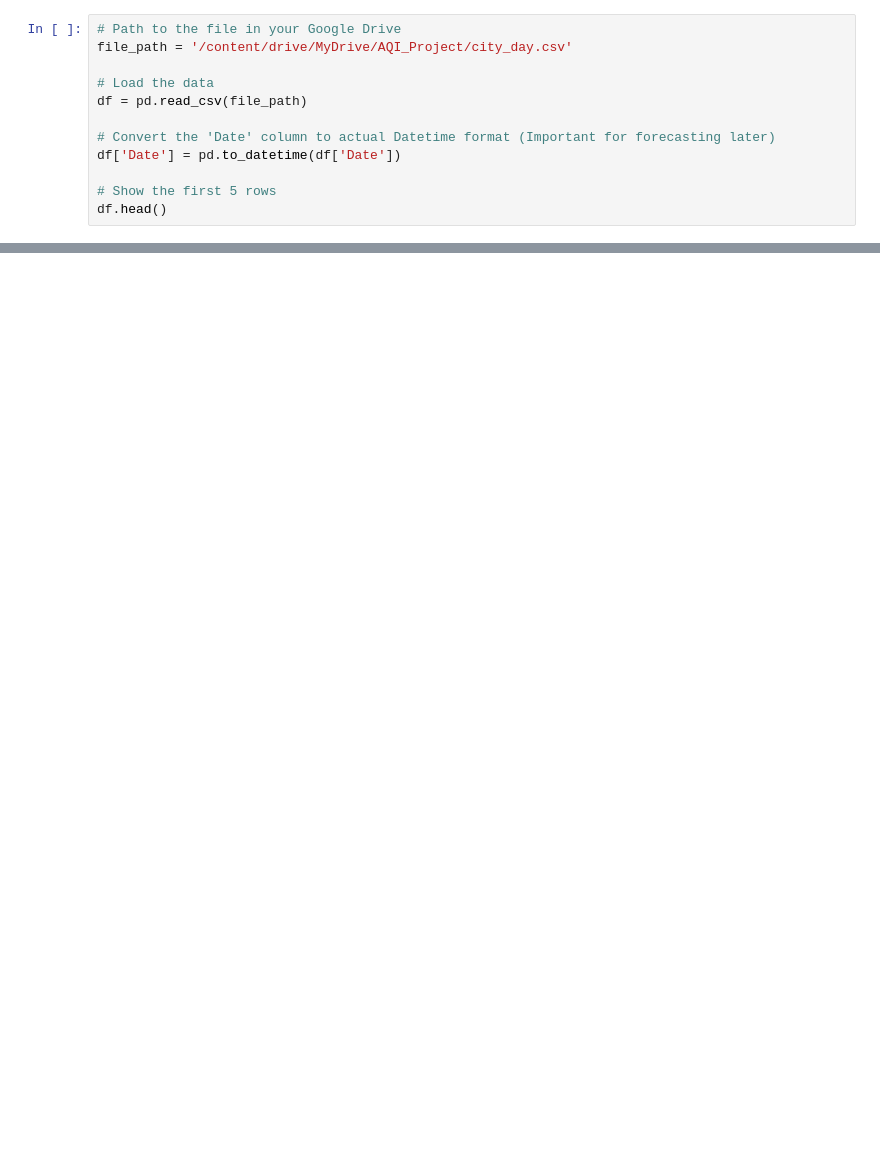
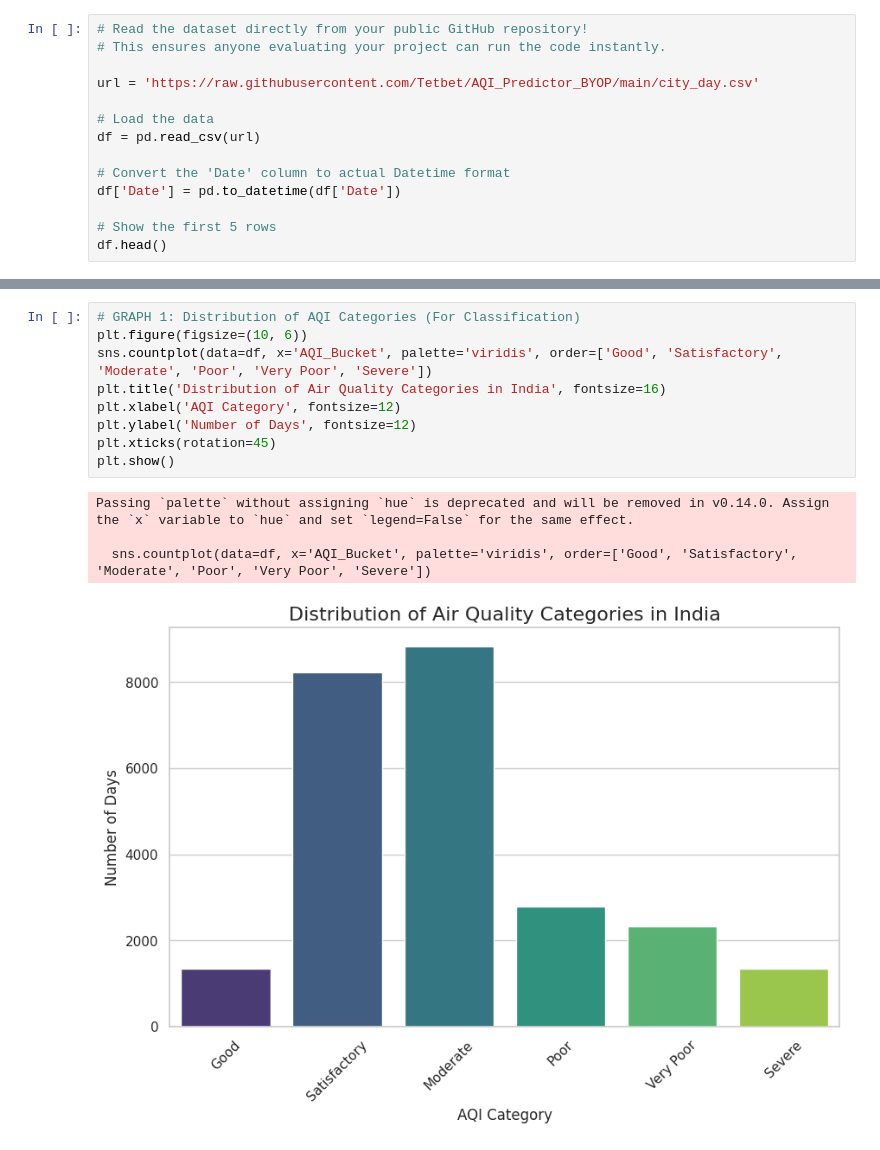
Before and after one commit to Tetbet/AQI_Predictor_BYOP, a Jupyter notebook: notebooks/01_AQI_EDA_and_Cleaning.ipynb, the cells around one changed output, grey strips where cells are left out. Saved outputs shown, nothing was run; the diff lists cells and outputs as text; blank space fills up the shorter version.

Commit message:
Added GitHub data link and created EDA visualizations

```diff
--- a/notebooks/01_AQI_EDA_and_Cleaning.ipynb
+++ b/notebooks/01_AQI_EDA_and_Cleaning.ipynb
@@ -12,11 +14,13 @@ print("Libraries imported successfully!")
 # %%
-# Path to the file in your Google Drive
-file_path = '/content/drive/MyDrive/AQI_Project/city_day.csv'
+# Read the dataset directly from your public GitHub repository!
+# This ensures anyone evaluating your project can run the code instantly.
+
+url = 'https://raw.githubusercontent.com/Tetbet/AQI_Predictor_BYOP/main/city_day.csv'
 
 # Load the data
-df = pd.read_csv(file_path)
+df = pd.read_csv(url)
 
-# Convert the 'Date' column to actual Datetime format (Important for forecasting later)
+# Convert the 'Date' column to actual Datetime format
 df['Date'] = pd.to_datetime(df['Date'])
 
 # Show the first 5 rows
@@ -48,0 +98,14 @@ print(df.isnull().sum())
+# %%
+# GRAPH 1: Distribution of AQI Categories (For Classification)
+plt.figure(figsize=(10, 6))
+sns.countplot(data=df, x='AQI_Bucket', palette='viridis', order=['Good', 'Satisfactory', 'Moderate', 'Poor', 'Very Poor', 'Severe'])
+plt.title('Distribution of Air Quality Categories in India', fontsize=16)
+plt.xlabel('AQI Category', fontsize=12)
+plt.ylabel('Number of Days', fontsize=12)
+plt.xticks(rotation=45)
+plt.show()
+# %% [output]
+Passing `palette` without assigning `hue` is deprecated and will be removed in v0.14.0. Assign the `x` variable to `hue` and set `legend=False` for the same effect.
+
+  sns.countplot(data=df, x='AQI_Bucket', palette='viridis', order=['Good', 'Satisfactory', 'Moderate', 'Poor', 'Very Poor', 'Severe'])
+[figure, added]
```
Also changed, not shown: parts of 6 cells of this notebook.
